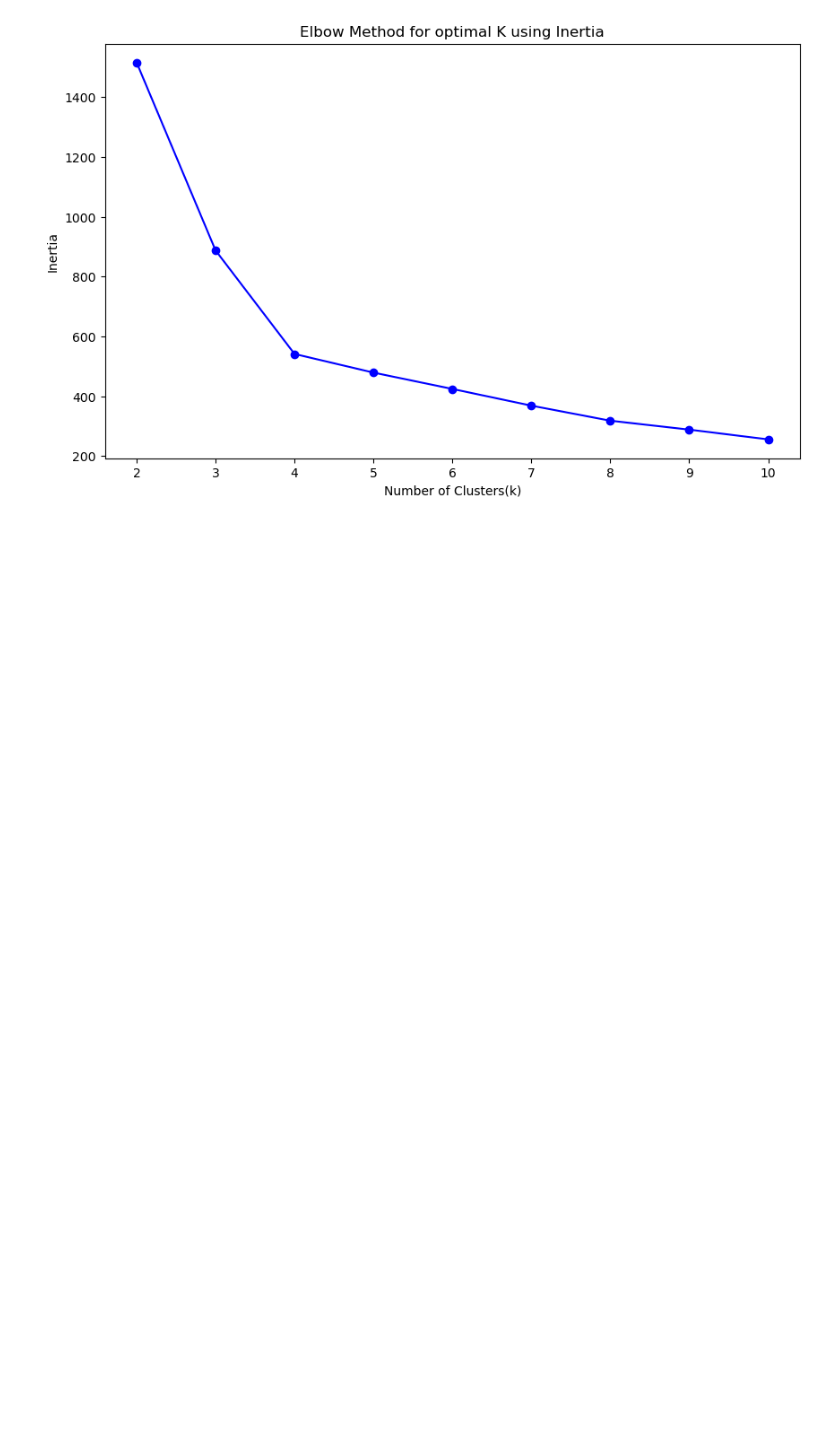
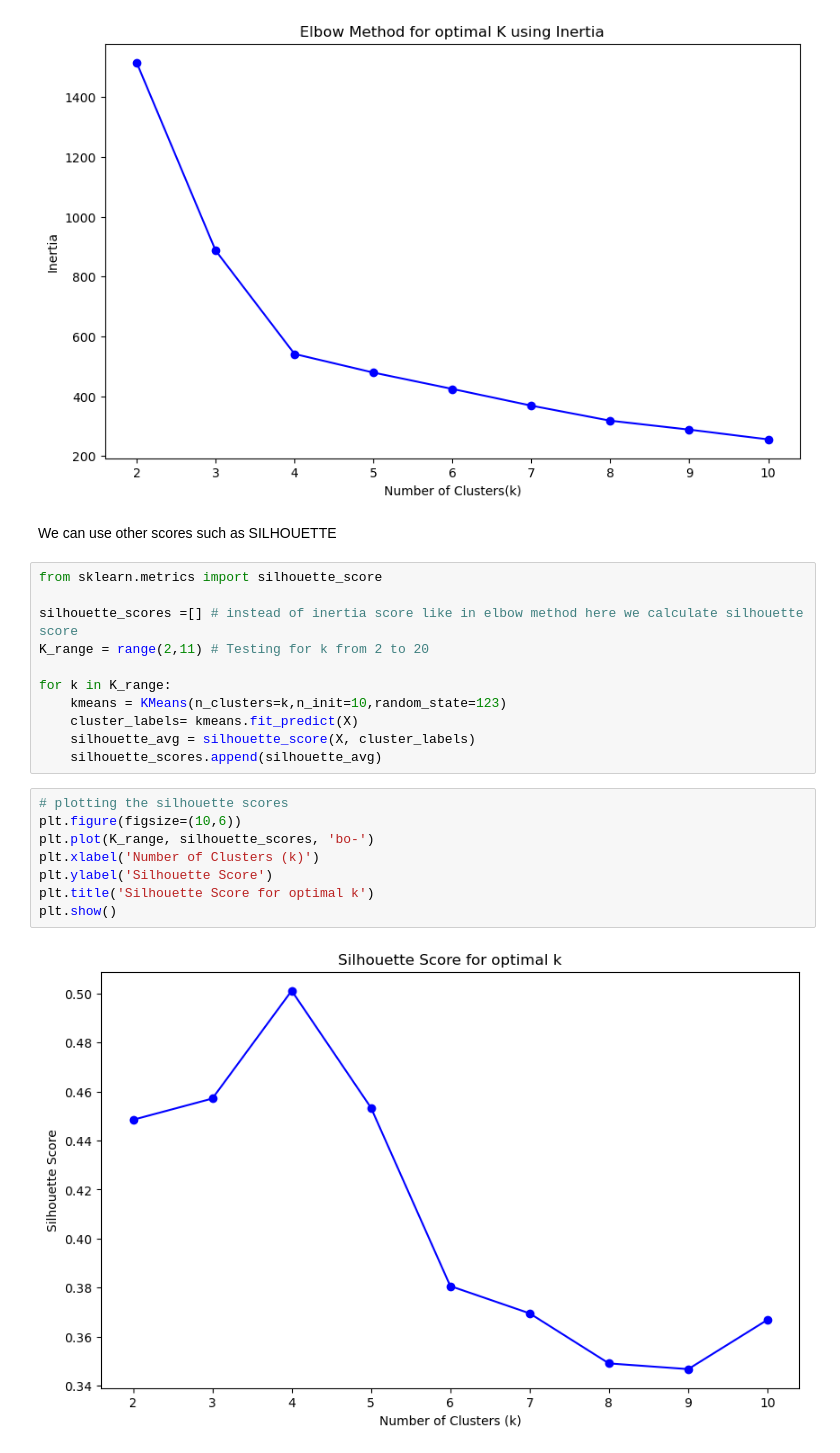
Before and after one commit to AkanchhaChoudhary/MSc-Data_Management_and_Business_Analytics, a Jupyter notebook: Second_Trimester/5. Unsupervised Learning and Data Clustering/Practical _Kmeans_5.6.ipynb, the cells around one changed output. Drawn from its saved outputs; the diff is of its cells as text; blank space fills up the shorter version.

```diff
--- a/Second_Trimester/5. Unsupervised Learning and Data Clustering/Practical _Kmeans_5.6.ipynb
+++ b/Second_Trimester/5. Unsupervised Learning and Data Clustering/Practical _Kmeans_5.6.ipynb
@@ -77,3 +77,26 @@ plt.title('Elbow Method for optimal K using Inertia')
 plt.show()
 # %% [output]
 [figure]
+# %% [markdown]
+We can use other scores such as SILHOUETTE
+# %%
+from sklearn.metrics import silhouette_score
+
+silhouette_scores =[] # instead of inertia score like in elbow method here we calculate silhouette score
+K_range = range(2,11) # Testing for k from 2 to 20
+
+for k in K_range:
+    kmeans = KMeans(n_clusters=k,n_init=10,random_state=123)
+    cluster_labels= kmeans.fit_predict(X)
+    silhouette_avg = silhouette_score(X, cluster_labels)
+    silhouette_scores.append(silhouette_avg)
+# %%
+# plotting the silhouette scores
+plt.figure(figsize=(10,6))
+plt.plot(K_range, silhouette_scores, 'bo-')
+plt.xlabel('Number of Clusters (k)')
+plt.ylabel('Silhouette Score')
+plt.title('Silhouette Score for optimal k')
+plt.show()
+# %% [output]
+[figure, added]
```
Also changed, not shown: parts of 1 cell of this notebook, 4 other files.
